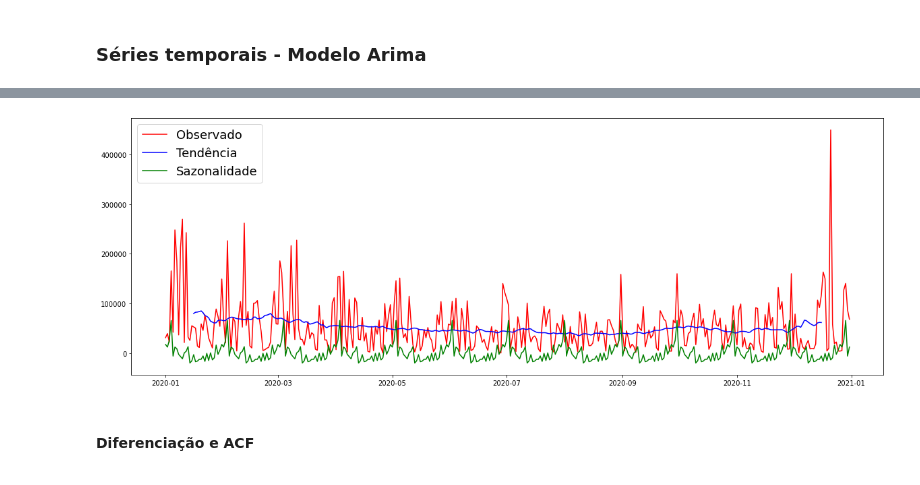
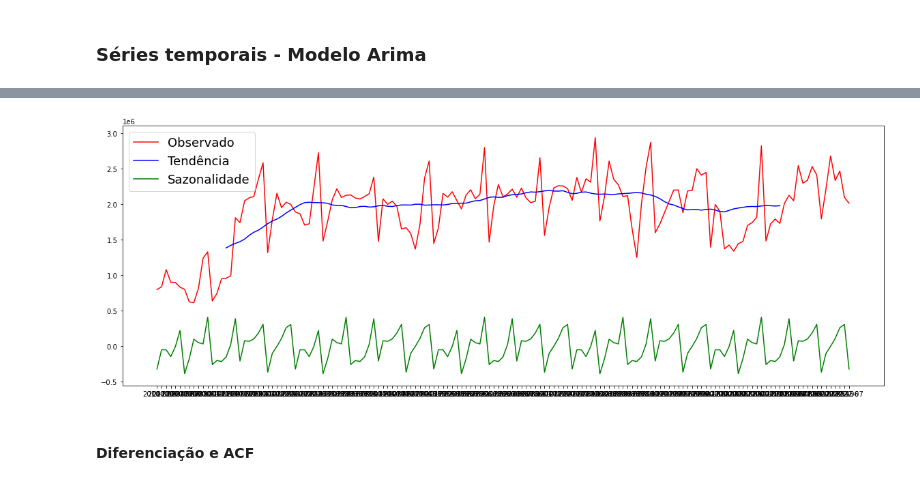
Before and after one commit to ThaisBee/CEAPS, a Jupyter notebook: CEAPS.ipynb, the cells around one changed output, grey strips where cells are left out. Drawn from its saved outputs; the diff is of its cells as text; code cells hidden in the pictures.

```diff
--- a/CEAPS.ipynb
+++ b/CEAPS.ipynb
@@ -594,9 +600,9 @@ Agora temos nossos dados limpos e prontos para análises!
 # %% [markdown]
 ### Séries temporais - Modelo Arima
 # %%
-df_arima=df_tratado[['DATA','VALOR_REEMBOLSADO']]
-df_arima=df_arima[df_tratado['DATA'].dt.year==2020].groupby('DATA').sum()
-
-df_arima.head()
+df_arima=df_tratado[['PERIODO','VALOR_REEMBOLSADO']]
+df_arima=df_arima[df_tratado['PERIODO']<'2022-08-02']#.groupby('DATA').sum()
+df_arima=df_arima[df_tratado['PERIODO']>='2010-01-01'].groupby('PERIODO').sum()
+df_arima
 # %% [output]
 |  | VALOR_REEMBOLSADO |
@@ -609,3 +622,6 @@ df_arima.head()
 # %%
 import matplotlib.pyplot as plt
 import seaborn as sns
+datas=[(str(x.year)+'-'+('%02d'%(x.month)) ) for x in df_arima.index]
+len(datas)
+np.arange(1,151,2)
@@ -640,15 +675,17 @@ from statsmodels.tsa.seasonal import STL
 # %%
-def plotar(y1,y2,y3,cor1,cor2,cor3,label1,label2,label3):
+def plotar(datas,y1,y2,y3,cor1,cor2,cor3,label1,label2,label3):
     plt.figure(figsize=(20,7))
-    plt.plot(y1,color=cor1,label=label1)
-    plt.plot(y2,color=cor2,label=label2)
-    plt.plot(y3,color=cor3,label=label3)
+    plt.plot(datas,y1.values,color=cor1,label=label1)
+    plt.plot(datas,y2.values,color=cor2,label=label2)
+    plt.plot(datas,y3.values,color=cor3,label=label3)
     plt.legend(fontsize=18)
+    plt.show()
+
 resultados = seasonal_decompose(df_arima.VALOR_REEMBOLSADO, freq = 30)
 resultados
-plotar(resultados.observed, resultados.trend, resultados.seasonal, 'red','blue','green'
+plotar(datas,resultados.observed, resultados.trend, resultados.seasonal, 'red','blue','green'
        ,'Observado','Tendência','Sazonalidade')
 # %% [output]
-[figure, old version]
+[figure, new version]
 # %% [markdown]
 #### Diferenciação e ACF
```
Also changed, not shown: parts of 27 cells of this notebook.
